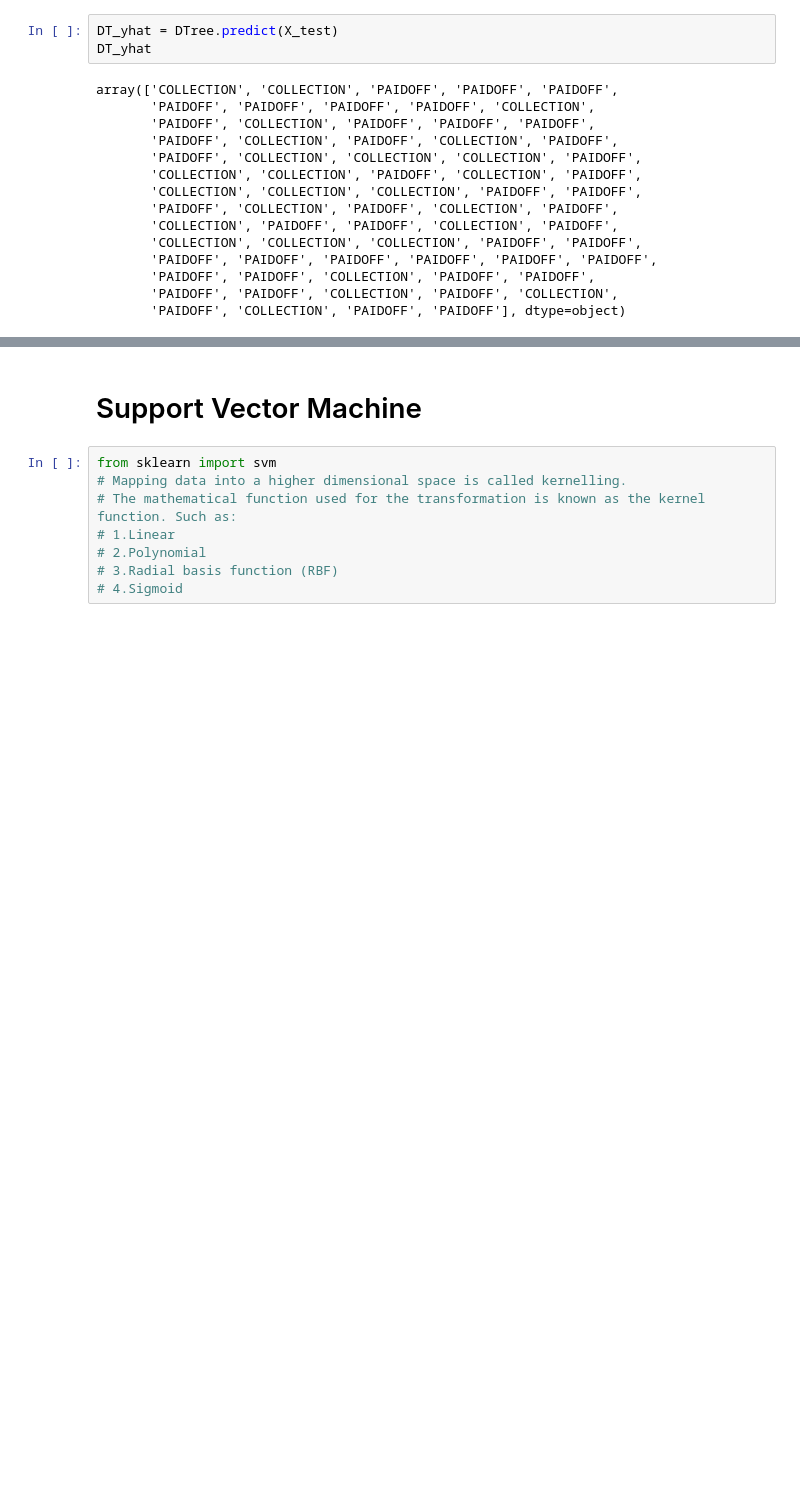
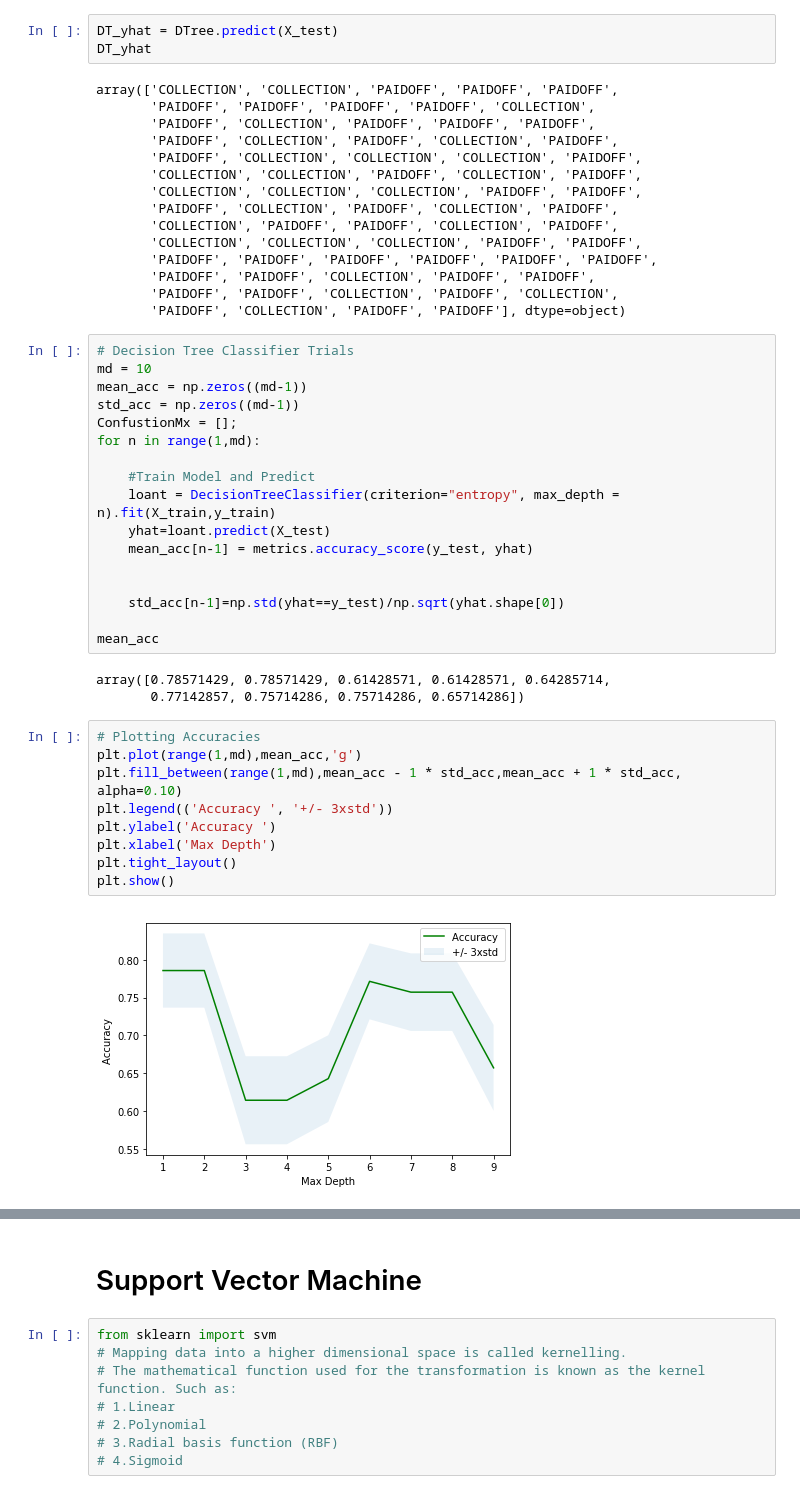
Before and after one commit to Sowmik23/ML_with_Python, a Jupyter notebook: Machine_Learning_with_Python.ipynb, the cells around one changed output, grey strips where cells are left out. Saved outputs shown, nothing was run; the diff lists cells and outputs as text; blank space fills up the shorter version.

```diff
--- a/Machine_Learning_with_Python.ipynb
+++ b/Machine_Learning_with_Python.ipynb
@@ -373,3 +383,34 @@ array(['COLLECTION', 'COLLECTION', 'PAIDOFF', 'PAIDOFF', 'PAIDOFF',
        'PAIDOFF', 'PAIDOFF', 'COLLECTION', 'PAIDOFF', 'PAIDOFF',
        'PAIDOFF', 'PAIDOFF', 'COLLECTION', 'PAIDOFF', 'COLLECTION',
        'PAIDOFF', 'COLLECTION', 'PAIDOFF', 'PAIDOFF'], dtype=object)
+# %%
+# Decision Tree Classifier Trials
+md = 10
+mean_acc = np.zeros((md-1))
+std_acc = np.zeros((md-1))
+ConfustionMx = [];
+for n in range(1,md):
+
+    #Train Model and Predict
+    loant = DecisionTreeClassifier(criterion="entropy", max_depth = n).fit(X_train,y_train)
+    yhat=loant.predict(X_test)
+    mean_acc[n-1] = metrics.accuracy_score(y_test, yhat)
+
+
+    std_acc[n-1]=np.std(yhat==y_test)/np.sqrt(yhat.shape[0])
+
+mean_acc
+# %% [output]
+array([0.78571429, 0.78571429, 0.61428571, 0.61428571, 0.64285714,
+       0.77142857, 0.75714286, 0.75714286, 0.65714286])
+# %%
+# Plotting Accuracies
+plt.plot(range(1,md),mean_acc,'g')
+plt.fill_between(range(1,md),mean_acc - 1 * std_acc,mean_acc + 1 * std_acc, alpha=0.10)
+plt.legend(('Accuracy ', '+/- 3xstd'))
+plt.ylabel('Accuracy ')
+plt.xlabel('Max Depth')
+plt.tight_layout()
+plt.show()
+# %% [output]
+[figure, added]
```
Also changed, not shown: parts of 14 cells of this notebook.
